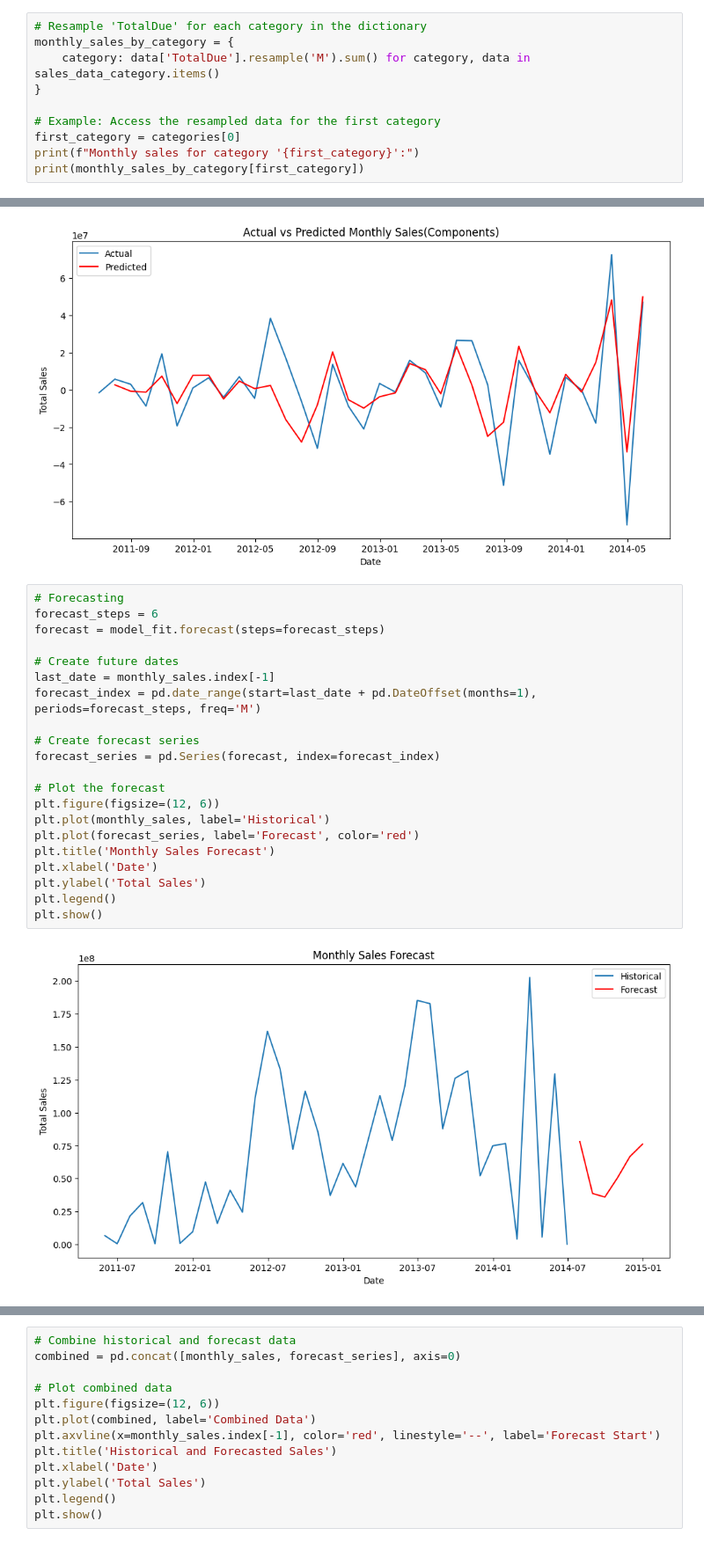
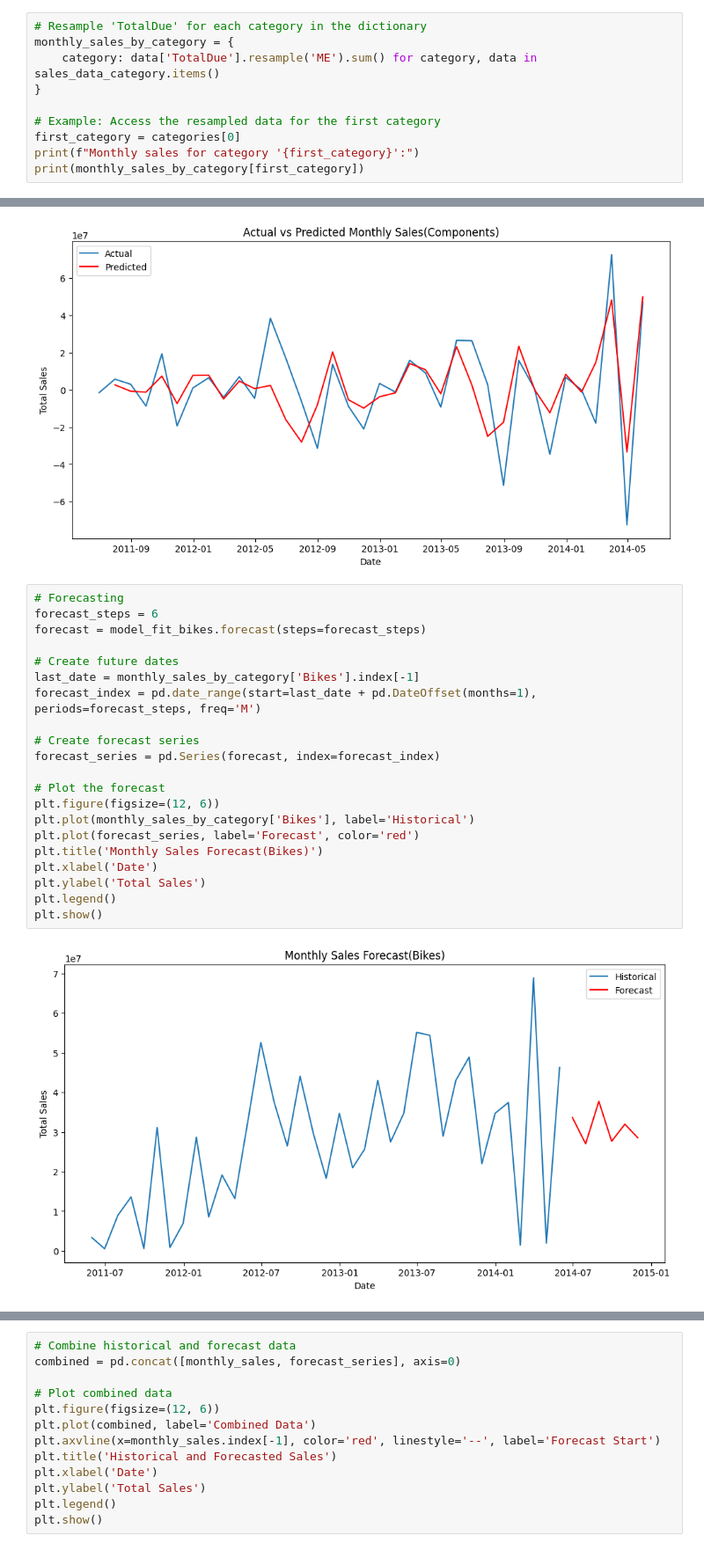
Before and after one commit to ga1nang/curent_topic, a Jupyter notebook: arima.ipynb, the cells around one changed output, grey strips where cells are left out. Shown at 88% size. Saved outputs shown, nothing was run; the diff lists cells and outputs as text.

Commit message:
Sales forecast for each category in the next 3 months

```diff
--- a/arima.ipynb
+++ b/arima.ipynb
@@ -89,7 +89,7 @@ Freq: ME, Name: TotalDue, dtype: float64
 # %%
 # Resample 'TotalDue' for each category in the dictionary
 monthly_sales_by_category = {
-    category: data['TotalDue'].resample('M').sum() for category, data in sales_data_category.items()
+    category: data['TotalDue'].resample('ME').sum() for category, data in sales_data_category.items()
 }
 
 # Example: Access the resampled data for the first category
@@ -364,23 +372,23 @@ plt.show()
 # %%
 # Forecasting
 forecast_steps = 6
-forecast = model_fit.forecast(steps=forecast_steps)
+forecast = model_fit_bikes.forecast(steps=forecast_steps)
 
 # Create future dates
-last_date = monthly_sales.index[-1]
+last_date = monthly_sales_by_category['Bikes'].index[-1]
 forecast_index = pd.date_range(start=last_date + pd.DateOffset(months=1), periods=forecast_steps, freq='M')
 
 # Create forecast series
 forecast_series = pd.Series(forecast, index=forecast_index)
 
 # Plot the forecast
 plt.figure(figsize=(12, 6))
-plt.plot(monthly_sales, label='Historical')
+plt.plot(monthly_sales_by_category['Bikes'], label='Historical')
 plt.plot(forecast_series, label='Forecast', color='red')
-plt.title('Monthly Sales Forecast')
+plt.title('Monthly Sales Forecast(Bikes)')
 plt.xlabel('Date')
 plt.ylabel('Total Sales')
 plt.legend()
 plt.show()
 # %% [output]
-[figure, old version]
+[figure, new version]
```
Also changed, not shown: parts of 9 cells of this notebook.
